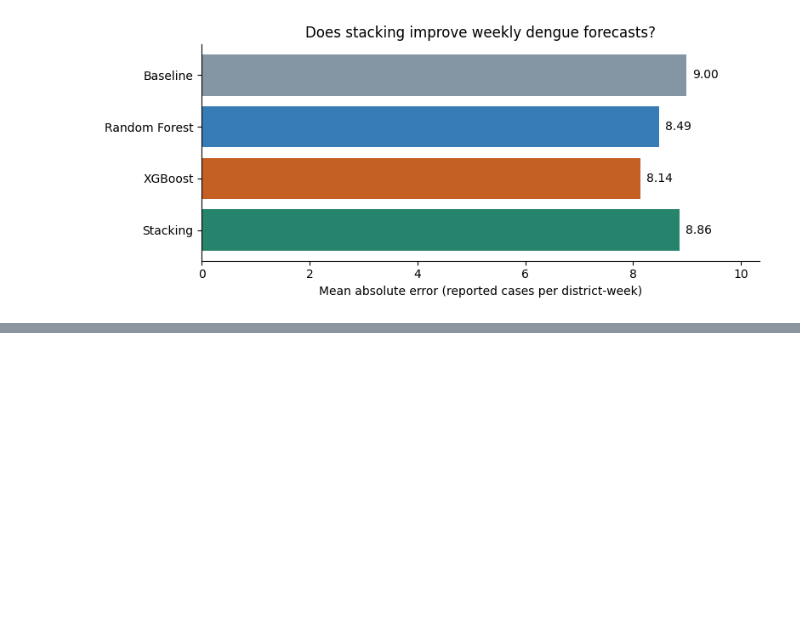
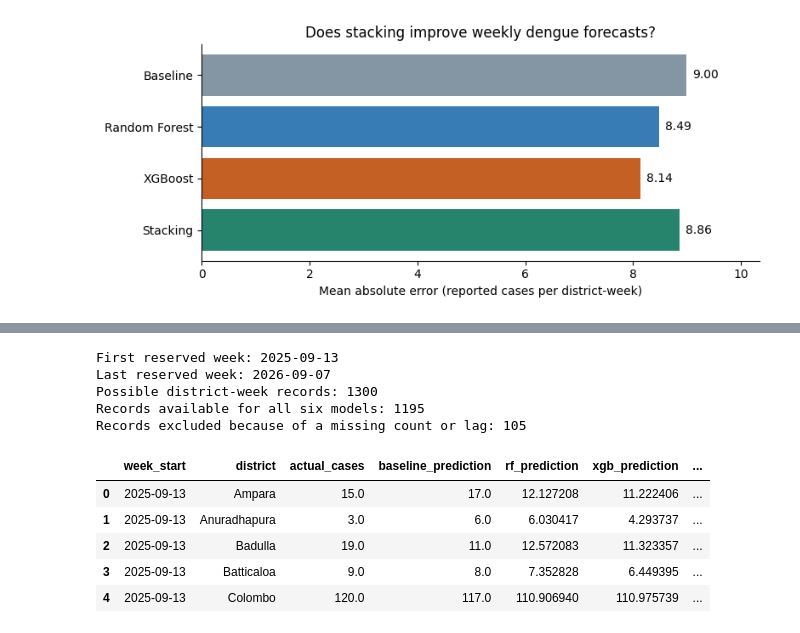
Before and after one commit to Vithu-29/sri-lanka-dengue-forecast, a Jupyter notebook: notebooks/01_explore_dengue_data.ipynb, the cells around one changed output, grey strips where cells are left out. Saved outputs shown, nothing was run; the diff lists cells and outputs as text; code cells hidden in the pictures; blank space fills up the shorter version.

```diff
--- a/notebooks/01_explore_dengue_data.ipynb
+++ b/notebooks/01_explore_dengue_data.ipynb
@@ -712,0 +817,61 @@ plt.show()
+# %%
+# Keep the observed count for each district and target week.
+test_columns = {
+    "actual_cases": district_cases.reindex(test_weeks).stack()
+}
+
+# Use the full history so the first test week can access its earlier observations.
+for lag in (1, 2, 3, 4):
+    earlier_counts = district_cases.shift(freq=pd.Timedelta(weeks=lag))
+    test_columns[f"lag_{lag}"] = earlier_counts.reindex(test_weeks).stack()
+
+# Score a row only when the actual count and all four inputs are available.
+test = pd.DataFrame(test_columns).dropna().reset_index()
+test["month"] = test["week_start"].dt.month
+
+possible = len(test_weeks) * district_cases.shape[1]
+
+print("First reserved week:", test_weeks.min().date())
+print("Last reserved week:", test_weeks.max().date())
+print("Possible district-week records:", possible)
+print("Records available for all six models:", len(test))
+print("Records excluded because of a missing count or lag:", possible - len(test))
+# %% [output]
+First reserved week: 2025-09-13
+Last reserved week: 2026-09-07
+Possible district-week records: 1300
+Records available for all six models: 1195
+Records excluded because of a missing count or lag: 105
+# %%
+# Keep dates, district names and actual counts for the dashboard later.
+test_results = test[["week_start", "district", "actual_cases"]].copy()
+
+test_results["baseline_prediction"] = test["lag_1"]
+test_results["rf_prediction"] = rf_model.predict(test[features])
+test_results["xgb_prediction"] = xgb_model.predict(test[features])
+
+# Give the combiner the same two columns it learned from during training.
+test_results["stack_prediction"] = combiner.predict(
+    test_results[["rf_prediction", "xgb_prediction"]]
+).clip(min=0)
+
+# Use each district's previously fitted ARIMA parameters.
+district_mean = test["district"].map(arima_parameters["historical_mean"])
+coefficient = test["district"].map(arima_parameters["lag_coefficient"])
+
+test_results["arima_prediction"] = (
+    district_mean + coefficient * (test["lag_1"] - district_mean)
+).clip(lower=0)
+
+test_results["hybrid_prediction"] = (
+    test_results["rf_prediction"] + test_results["arima_prediction"]
+) / 2
+
+display(test_results.head())
+# %% [output]
+|  | week_start | district | actual_cases | baseline_prediction | rf_prediction | xgb_prediction | ... |
+| 0 | 2025-09-13 | Ampara | 15.0 | 17.0 | 12.127208 | 11.222406 | ... |
+| 1 | 2025-09-13 | Anuradhapura | 3.0 | 6.0 | 6.030417 | 4.293737 | ... |
+| 2 | 2025-09-13 | Badulla | 19.0 | 11.0 | 12.572083 | 11.323357 | ... |
+| 3 | 2025-09-13 | Batticaloa | 9.0 | 8.0 | 7.352828 | 6.449395 | ... |
+| 4 | 2025-09-13 | Colombo | 120.0 | 117.0 | 110.906940 | 110.975739 | ... |
```
Also changed, not shown: parts of 16 cells of this notebook.
